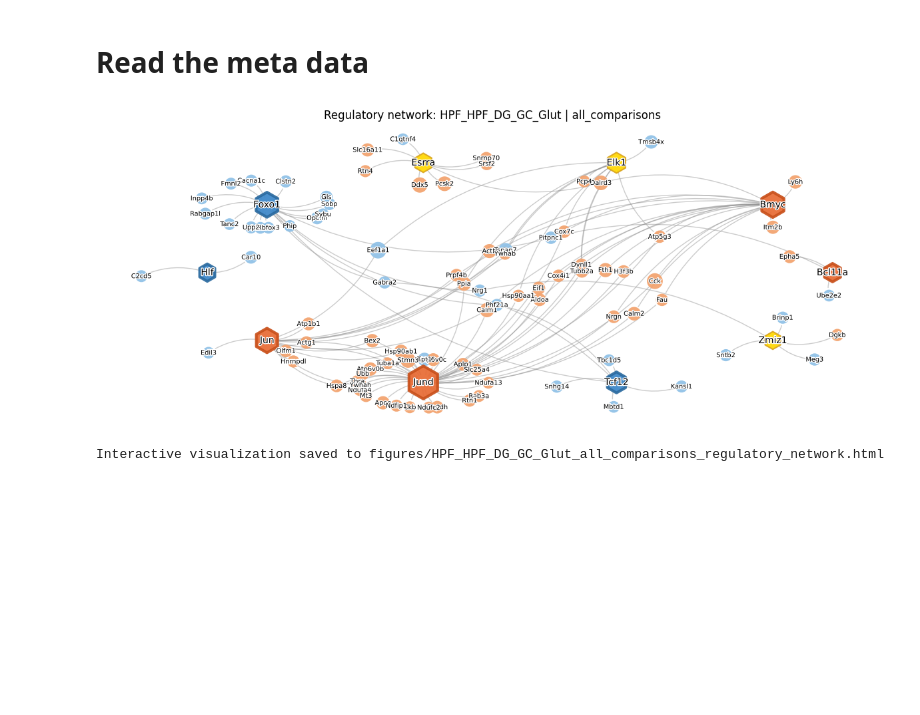
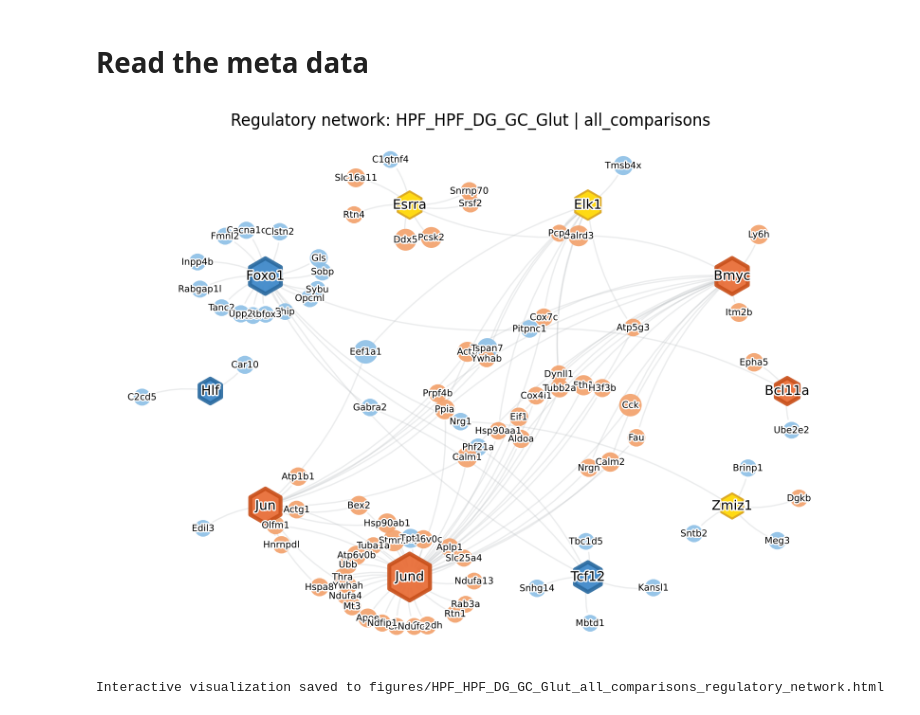
Before and after one commit to juychen/scmmd, a Jupyter notebook: 16snscenicGraph.ipynb, the cells around one changed output. Cells and saved outputs as stored; diff of their text form; code cells hidden in the pictures; blank space fills up the shorter version.

```diff
--- a/16snscenicGraph.ipynb
+++ b/16snscenicGraph.ipynb
@@ -418,7 +403,7 @@ def build_organic_cluster_layout(graph, tf_list, gene_list):
         pos[tf_list[0]] = np.array([0.0, 0.0])
     else:
         # 【修改点 1】增大TF之间的距离，从 len(tf_list) * 20 增加到 len(tf_list) * 40
-        tf_radius = max(120, len(tf_list) * 60)
+        tf_radius = max(60, len(tf_list) * 20)
         angles = np.linspace(0, 2 * np.pi, len(tf_list), endpoint=False)
         for i, tf in enumerate(tf_list):
             pos[tf] = np.array([tf_radius * np.cos(angles[i]), tf_radius * np.sin(angles[i])])
@@ -573,10 +558,10 @@ def visualize_regulatory_network(metadata_df, importance_col='importance', weigh
         nx.draw_networkx_edges(
             G, pos, edgelist=[(source, target)],
             width=1,
-            edge_color='#8F8F8F',
-            alpha=0.45,
+            edge_color="#BEC2C5",
+            alpha=0.3,
             arrowstyle='-',
-            connectionstyle='arc3, rad=0.2'  # 增加弯曲程度
+            connectionstyle='arc3, rad=0.14'  # 增加弯曲程度
         )
 
     import matplotlib.patheffects as path_effects
@@ -622,15 +607,15 @@ def visualize_regulatory_network(metadata_df, importance_col='importance', weigh
 # %%
 
 visualize_regulatory_network(
     network_edges,
     importance_col='importance',
     weight_col='importance_TF2G',
-    figure_size=(12,5),
+    figure_size=(8,6),
     top_n=min(150, len(network_edges)),
     output_html=f'figures/{selected_ctname}_{comparison_label}_regulatory_network.html',
     title=f'Regulatory network: {selected_ctname} | {comparison_label}',
     df_deg=df_deg_network
 )
 # %% [output]
-[figure, old version]
+[figure, new version]
 Interactive visualization saved to figures/HPF_HPF_DG_GC_Glut_all_comparisons_regulatory_network.html
```
Also changed, not shown: parts of 1 cell of this notebook.
